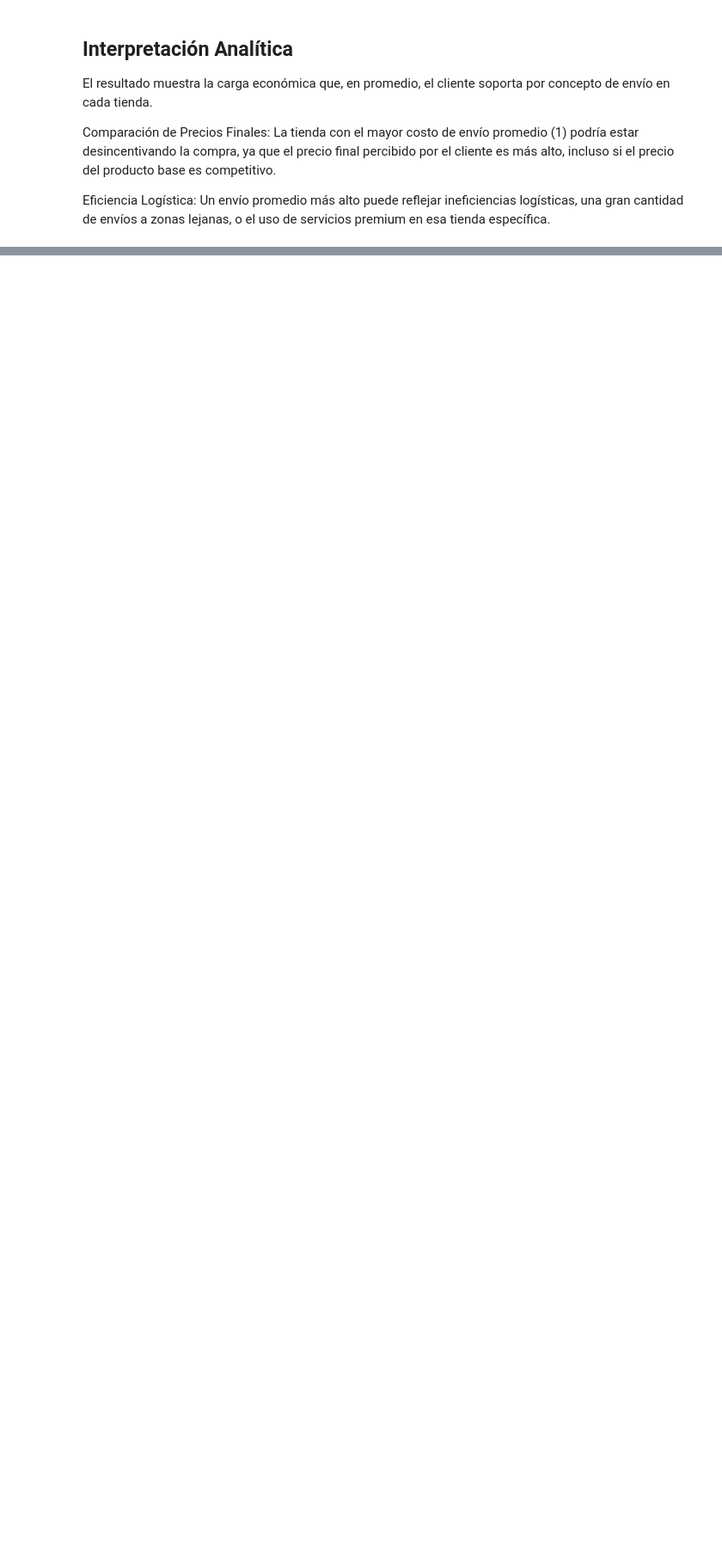
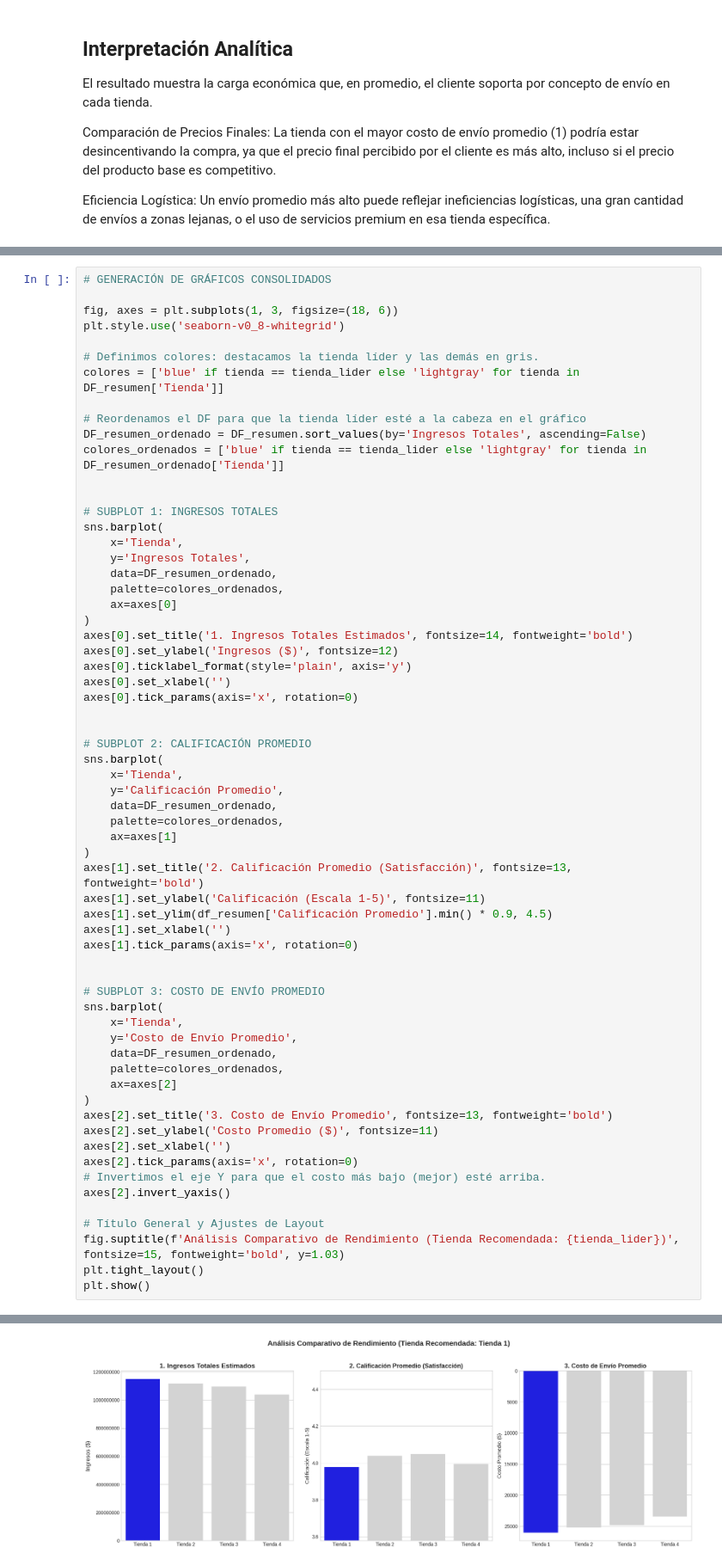
Before and after one commit to JDVAR7/challenge1-data-science-latam, a Jupyter notebook: AluraStoreLatam.ipynb, the cells around one changed output, grey strips where cells are left out. Shown: that part at 86% size. Drawn from its saved outputs; the diff is of its cells as text; blank space fills up the shorter version.

```diff
--- a/AluraStoreLatam.ipynb
+++ b/AluraStoreLatam.ipynb
@@ -366,0 +485,64 @@ Eficiencia Logística: Un envío promedio más alto puede reflejar ineficiencias
+# %%
+# GENERACIÓN DE GRÁFICOS CONSOLIDADOS
+
+fig, axes = plt.subplots(1, 3, figsize=(18, 6))
+plt.style.use('seaborn-v0_8-whitegrid')
+
+# Definimos colores: destacamos la tienda líder y las demás en gris.
+colores = ['blue' if tienda == tienda_lider else 'lightgray' for tienda in DF_resumen['Tienda']]
+
+# Reordenamos el DF para que la tienda líder esté a la cabeza en el gráfico
+DF_resumen_ordenado = DF_resumen.sort_values(by='Ingresos Totales', ascending=False)
+colores_ordenados = ['blue' if tienda == tienda_lider else 'lightgray' for tienda in DF_resumen_ordenado['Tienda']]
+
+
+# SUBPLOT 1: INGRESOS TOTALES
+sns.barplot(
+    x='Tienda',
+    y='Ingresos Totales',
+    data=DF_resumen_ordenado,
+    palette=colores_ordenados,
+    ax=axes[0]
+)
+axes[0].set_title('1. Ingresos Totales Estimados', fontsize=14, fontweight='bold')
+axes[0].set_ylabel('Ingresos ($)', fontsize=12)
+axes[0].ticklabel_format(style='plain', axis='y')
+axes[0].set_xlabel('')
+axes[0].tick_params(axis='x', rotation=0)
+
+
+# SUBPLOT 2: CALIFICACIÓN PROMEDIO
+sns.barplot(
+    x='Tienda',
+    y='Calificación Promedio',
+    data=DF_resumen_ordenado,
+    palette=colores_ordenados,
+    ax=axes[1]
+)
+axes[1].set_title('2. Calificación Promedio (Satisfacción)', fontsize=13, fontweight='bold')
+axes[1].set_ylabel('Calificación (Escala 1-5)', fontsize=11)
+axes[1].set_ylim(df_resumen['Calificación Promedio'].min() * 0.9, 4.5)
+axes[1].set_xlabel('')
+axes[1].tick_params(axis='x', rotation=0)
+
+
+# SUBPLOT 3: COSTO DE ENVÍO PROMEDIO
+sns.barplot(
+    x='Tienda',
+    y='Costo de Envío Promedio',
+    data=DF_resumen_ordenado,
+    palette=colores_ordenados,
+    ax=axes[2]
+)
+axes[2].set_title('3. Costo de Envío Promedio', fontsize=13, fontweight='bold')
+axes[2].set_ylabel('Costo Promedio ($)', fontsize=11)
+axes[2].set_xlabel('')
+axes[2].tick_params(axis='x', rotation=0)
+# Invertimos el eje Y para que el costo más bajo (mejor) esté arriba.
+axes[2].invert_yaxis()
+
+# Título General y Ajustes de Layout
+fig.suptitle(f'Análisis Comparativo de Rendimiento (Tienda Recomendada: {tienda_lider})', fontsize=15, fontweight='bold', y=1.03)
+plt.tight_layout()
+plt.show()
+# %% [output]
@@ -366,0 +560 @@ Eficiencia Logística: Un envío promedio más alto puede reflejar ineficiencias
+[figure, added]
```
Also changed, not shown: parts of 6 cells of this notebook.
